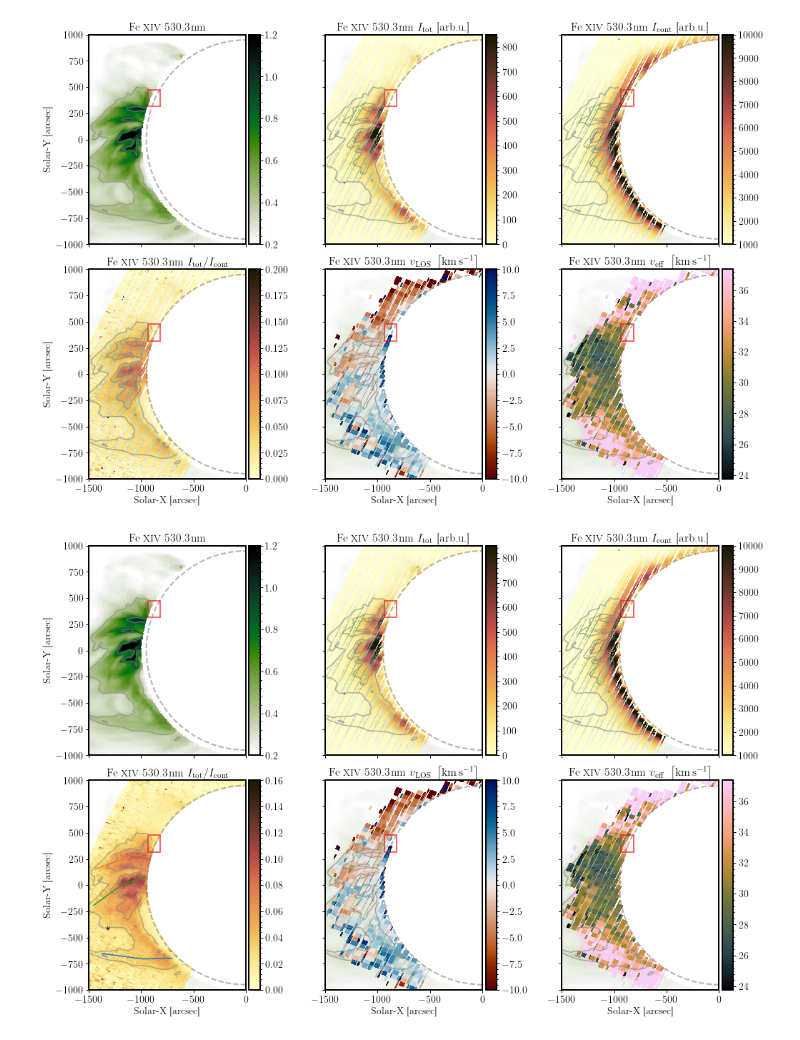
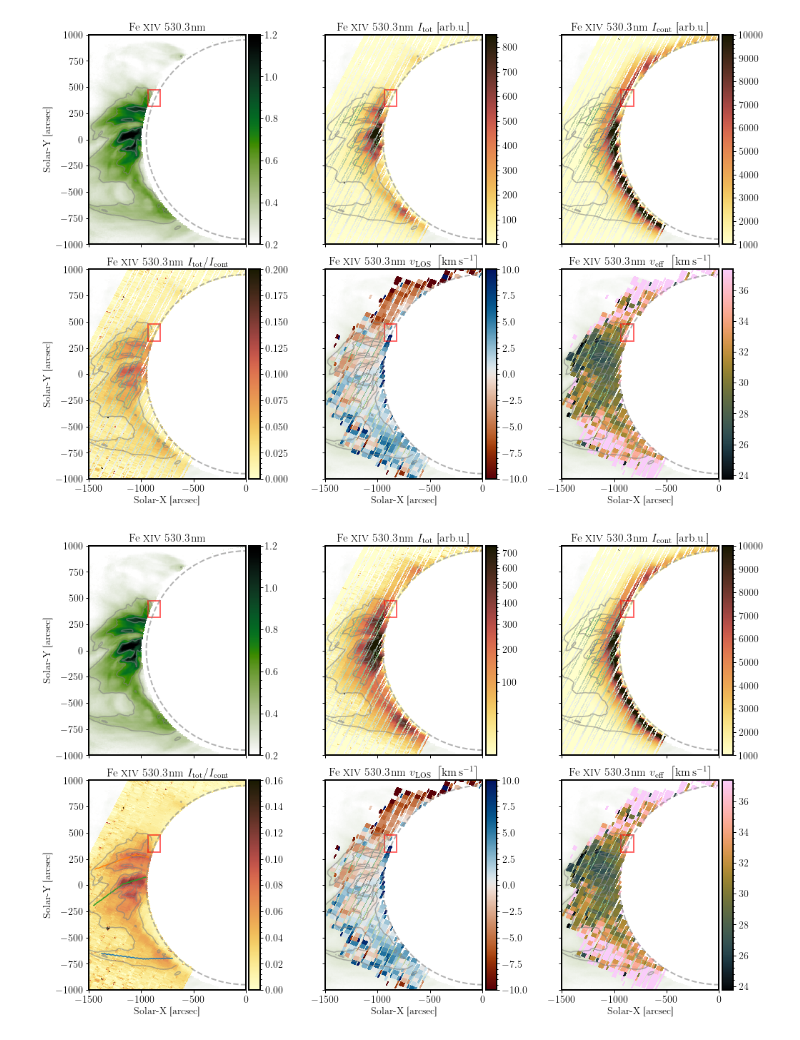
Before and after one commit to yjzhu-solar/Eclipse2017, a Jupyter notebook: ipynb/eclipse_data/intensity_variation.ipynb, the cells around one changed output. Saved outputs shown, nothing was run; the diff lists cells and outputs as text; code cells hidden in the pictures.

```diff
--- a/ipynb/eclipse_data/intensity_variation.ipynb
+++ b/ipynb/eclipse_data/intensity_variation.ipynb
@@ -413,9 +421,11 @@ for ax_ in (ax2,ax3,ax4,ax5,ax6):
     ax_.pcolormesh(img_xarcsec_array,img_yarcsec_array,FeXIV_line_cont_image_rot_scipy,vmin=0.2,vmax=1.2,
                     cmap=cmr.jungle_r,shading="auto",rasterized=True,alpha=0.5)
 
+norm_green_line_int = ImageNormalize(data=green_line_int_masked,interval=ManualInterval(10,750),stretch=SqrtStretch())
+
 im2 = ax2.pcolormesh(x_2d_grid_green_arcsec_rot_ext + slit_center_x_green,
                 y_2d_grid_green_arcsec_rot_ext + slit_center_y_green,
-                green_line_int_masked,cmap=cmcm.lajolla,rasterized=True,vmin=0,vmax=850)
+                green_line_int_masked,cmap=cmcm.lajolla,rasterized=True,norm=norm_green_line_int)
 
 
 plot_colorbar(im2, ax2,width=colorbar_width)
@@ -465,32 +475,32 @@ ax4.set_ylabel("Solar-Y [arcsec]",fontsize=14)
 ax5.set_xlabel("Solar-X [arcsec]",fontsize=14)
 ax6.set_xlabel("Solar-X [arcsec]",fontsize=14)
 
 ax1.set_title(r"Fe \textsc{xiv} 530.3\,nm",fontsize=16)
 ax2.set_title(r"Fe \textsc{xiv} 530.3\,nm $I_{\rm tot}$ [arb.u.]",fontsize=16)
 ax3.set_title(r"Fe \textsc{xiv} 530.3\,nm $I_{\rm cont}$ [arb.u.]",fontsize=16)
 ax4.set_title(r"Fe \textsc{xiv} 530.3\,nm $I_{\rm tot}/I_{\rm cont}$",fontsize=16)
 ax5.set_title(r"Fe \textsc{xiv} 530.3\,nm $v_{\rm LOS}\ \left[\mathrm{km\,s^{-1}}\right]$",fontsize=16)
 ax6.set_title(r"Fe \textsc{xiv} 530.3\,nm $v_{\rm eff}\ \left[\mathrm{km\,s^{-1}}\right]$",fontsize=16)
 
 xlim_zoomin = [-1500,0]
 ylim_zoomin = [-1000,1000]
 
 
 for ax_ in (ax2,ax3,ax5,ax6):
     ax_.tick_params(labelleft=False)
 
 for ax_ in (ax1,ax2,ax3):
     ax_.tick_params(labelbottom=False)
 
 for ax_ in (ax1,ax2,ax3,ax4,ax5,ax6):
     ax_.contour(img_xarcsec_array,img_yarcsec_array,FeXIV_line_cont_image_rot_scipy,levels=[0.4,0.65,0.9],alpha=0.6,
             colors=['grey'])
     ax_.add_patch(create_rec_eqs())
     ax_.add_patch(create_limb_circle(rsun_arcsec))
     ax_.set_aspect(1)
     ax_.tick_params(labelsize=14)
     ax_.set_xlim(xlim_zoomin)
     ax_.set_ylim(ylim_zoomin)
 # %% [output]
-[figure, old version]
+[figure, new version]
 # %%
```
Also changed, not shown: parts of 19 cells of this notebook, 18 other files.
